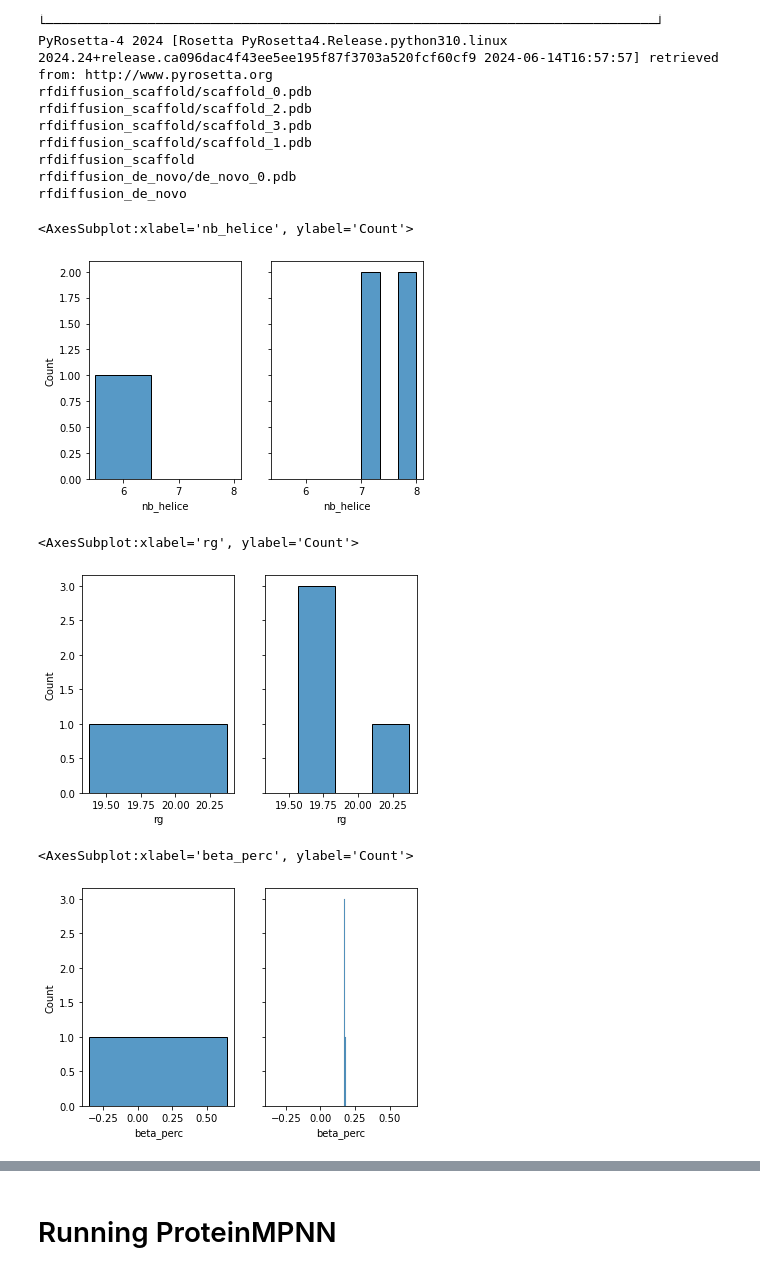
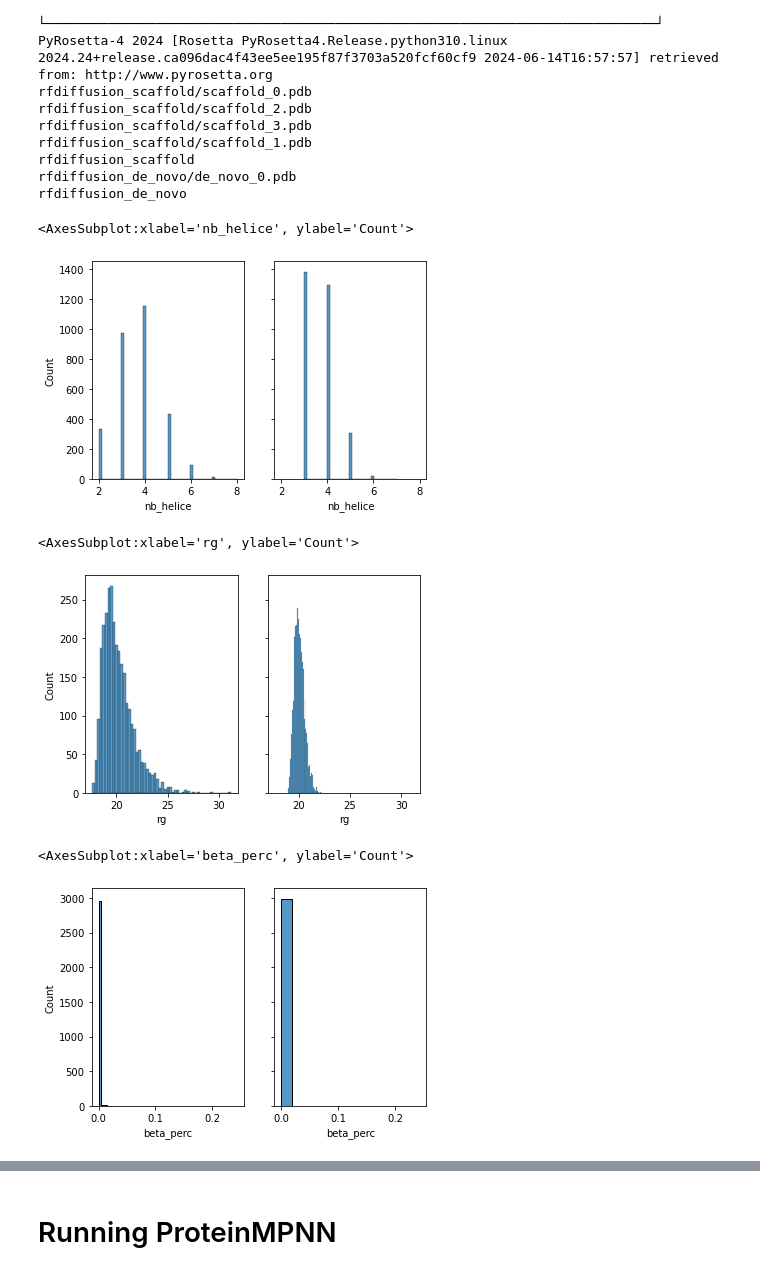
Before and after one commit to Cenoten/ProteinDesignWorkshop, a Jupyter notebook: workshop_day2.ipynb, the cells around one changed output, grey strips where cells are left out. Drawn from its saved outputs; the diff is of its cells as text; code cells hidden in the pictures.

```diff
--- a/workshop_day2.ipynb
+++ b/workshop_day2.ipynb
@@ -326,28 +244,28 @@ rfdiffusion_de_novo/de_novo_0.pdb
 rfdiffusion_de_novo
 # %%
 %matplotlib inline
-df_denovo = pd.read_json(f"rfdiffusion_de_novo.json").T
-df_scaffold = pd.read_json(f"rfdiffusion_scaffold.json").T
+df_denovo = pd.read_json(f"de_novo/analysis_bb_denovo.json").T
+df_scaffold = pd.read_json(f"scaffold/scaffold_bb_analysis.json").T
 fig, (ax1,ax2) = plt.subplots(sharex=True, sharey=True, nrows=1,ncols=2)
 sns.histplot(data=df_denovo, x='nb_helice',ax=ax1)
 sns.histplot(data=df_scaffold, x="nb_helice", ax=ax2)
 # %% [output]
 <AxesSubplot:xlabel='nb_helice', ylabel='Count'>
-[figure, old version]
+[figure, new version]
 # %%
 fig, (ax1,ax2) = plt.subplots(sharex=True, sharey=True, nrows=1,ncols=2)
 sns.histplot(data=df_denovo, x='rg',ax=ax1)
 sns.histplot(data=df_scaffold, x="rg", ax=ax2)
 # %% [output]
 <AxesSubplot:xlabel='rg', ylabel='Count'>
-[figure, old version]
+[figure, new version]
 # %%
 fig,(ax1,ax2) = plt.subplots(sharex=True, sharey=True, nrows=1,ncols=2)
 sns.histplot(data=df_denovo, x='beta_perc',ax=ax1)
 sns.histplot(data=df_scaffold, x="beta_perc", ax=ax2)
 # %% [output]
 <AxesSubplot:xlabel='beta_perc', ylabel='Count'>
-[figure, old version]
+[figure, new version]
 # %%
 fig,(ax1,ax2) = plt.subplots(sharex=True, sharey=True, nrows=1,ncols=2)
 sns.histplot(data=df_denovo,x="alpha_perc",ax=ax1)
```
Also changed, not shown: parts of 23 cells of this notebook, 7 other files.
